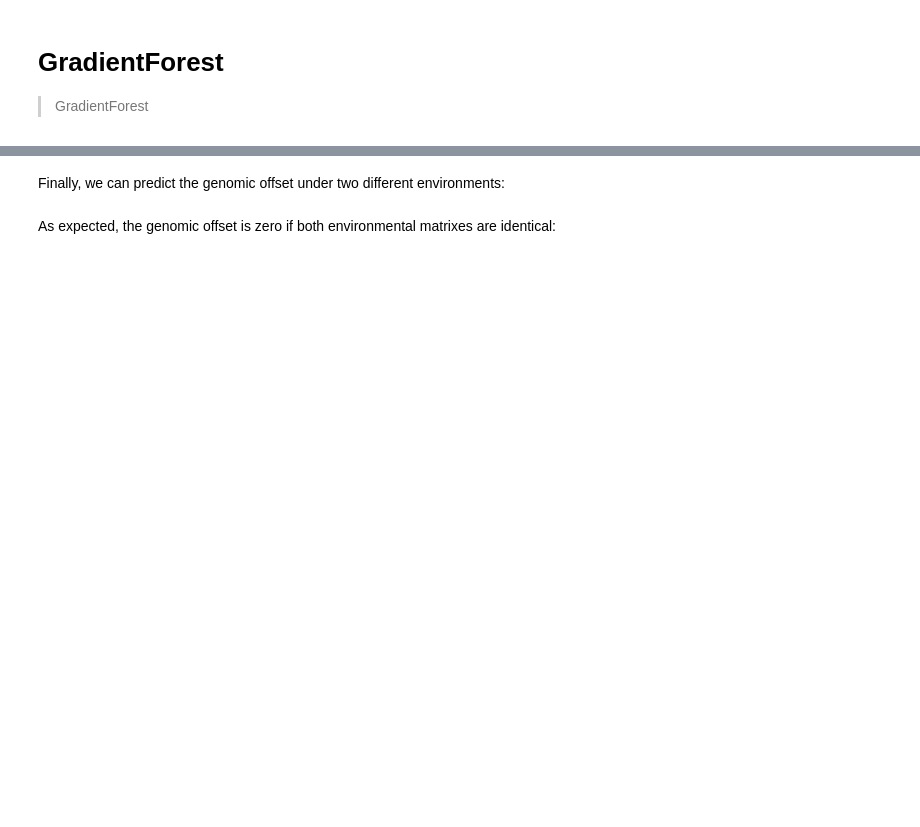
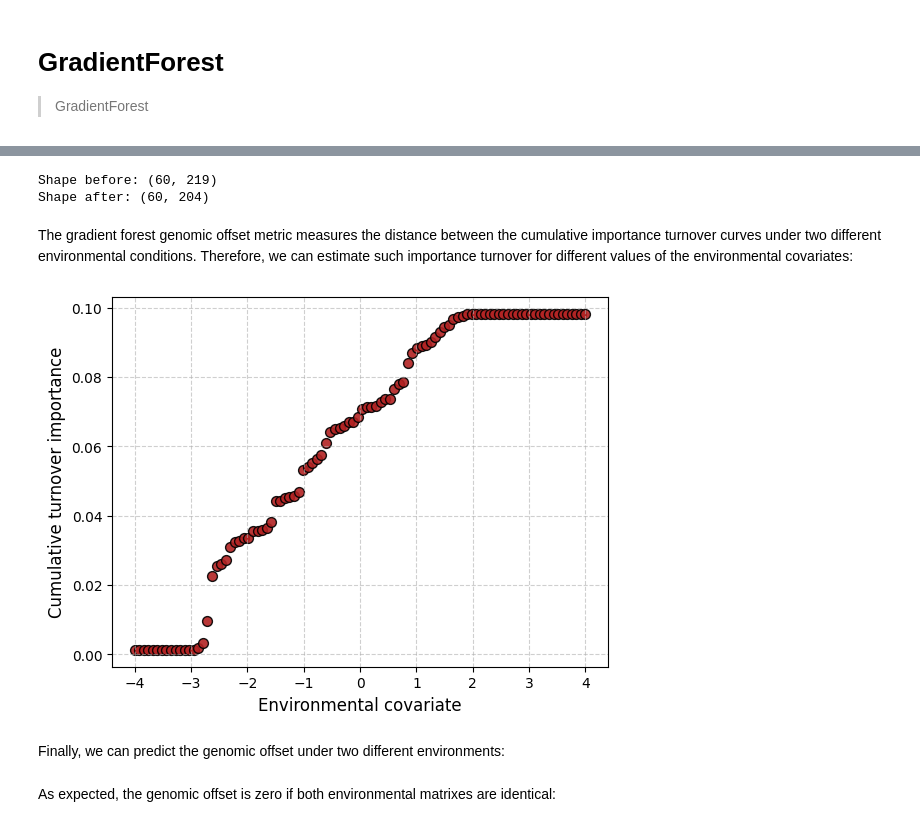
Before and after one commit to currocam/genomic-offsets, a Jupyter notebook: nbs/05_gf.ipynb, the cells around one changed output, grey strips where cells are left out. Saved outputs shown, nothing was run; the diff lists cells and outputs as text; code cells hidden in the pictures; blank space fills up the shorter version.

```diff
--- a/nbs/05_gf.ipynb
+++ b/nbs/05_gf.ipynb
@@ -103,0 +108,10 @@ Y, X = generative_model(rng, N=100, L=500, P=10, n_targets=10)
+# %%
+causal_dataset = np.load(importlib.resources.files(datasets).joinpath('causal.npz'))
+# Read matrices
+X, Xstar = causal_dataset["X"], causal_dataset["Xstar"]
+Y = causal_dataset["Y"]
+neglog_fitness = -np.log(causal_dataset["wstar"]+1e-5)
+# Check dimensions
+N, P = X.shape
+assert Xstar.shape == (N, P)
+assert Y.shape[0] == N
@@ -104,6 +120,8 @@ Y, X = generative_model(rng, N=100, L=500, P=10, n_targets=10)
 # %%
-indices = rng.permutation(100)
+rng = np.random.default_rng(1000)
+indices = rng.permutation(N)
 training_idx, test_idx = indices[:60], indices[60:]
-Xtrain, Xpredict = X[training_idx,:], X[test_idx,:]
-Ytrain, Ypredict = Y[training_idx,:], Y[test_idx,:]
-model.fit(Ytrain, Xtrain)
+X_train, X_test = X[training_idx,:], X[test_idx,:]
+Xstar_train, Xstar_test = Xstar[training_idx,:], Xstar[test_idx,:]
+Y_train = Y[training_idx,:]
+neglog_fitness_train, neglog_fitness_test =  neglog_fitness[training_idx], neglog_fitness[test_idx]
@@ -109,0 +130,11 @@ model.fit(Ytrain, Xtrain)
+# %%
+print(f"Shape before: {Y_train.shape}")
+Y_train = Y_train[:, Y_train.var(axis=0) > 0]
+print(f"Shape after: {Y_train.shape}")
+# %% [output]
+Shape before: (60, 219)
+Shape after: (60, 204)
+# %%
+model.fit(Y_train, X_train)
+# %% [markdown]
+The gradient forest genomic offset metric measures the distance between the cumulative importance turnover curves under two different environmental conditions. Therefore, we can estimate such importance turnover for different values of the environmental covariates:
@@ -110,3 +154,19 @@ model.fit(Ytrain, Xtrain)
+# %%
+env_values = np.linspace(-4, 4, 100)
+turnovers = model.importance_turnover(env_values, 0)
+fig, ax = plt.subplots()
+scatter = ax.scatter(
+    env_values,
+    turnovers,
+    c='firebrick', edgecolor='k',
+    alpha=0.9, s=50
+)
+ax.set_xlabel('Environmental covariate', fontsize=12)
+ax.set_ylabel('Cumulative turnover importance', fontsize=12)
+ax.grid(True, linestyle='--', alpha=0.6)
+plt.show()
+# %% [output]
+[figure, added]
 # %% [markdown]
 Finally, we can predict the genomic offset under two different environments:
 # %%
```
Also changed, not shown: parts of 22 cells of this notebook, 6 other files.
